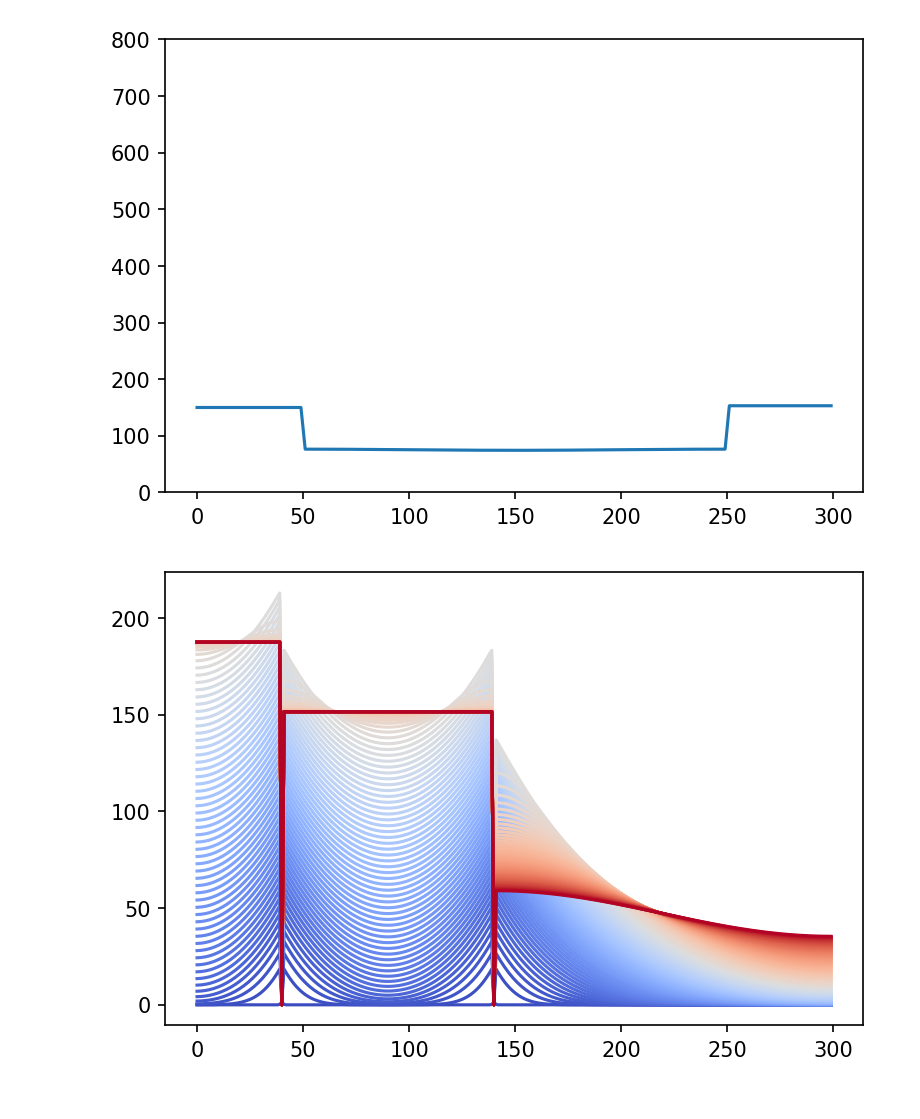
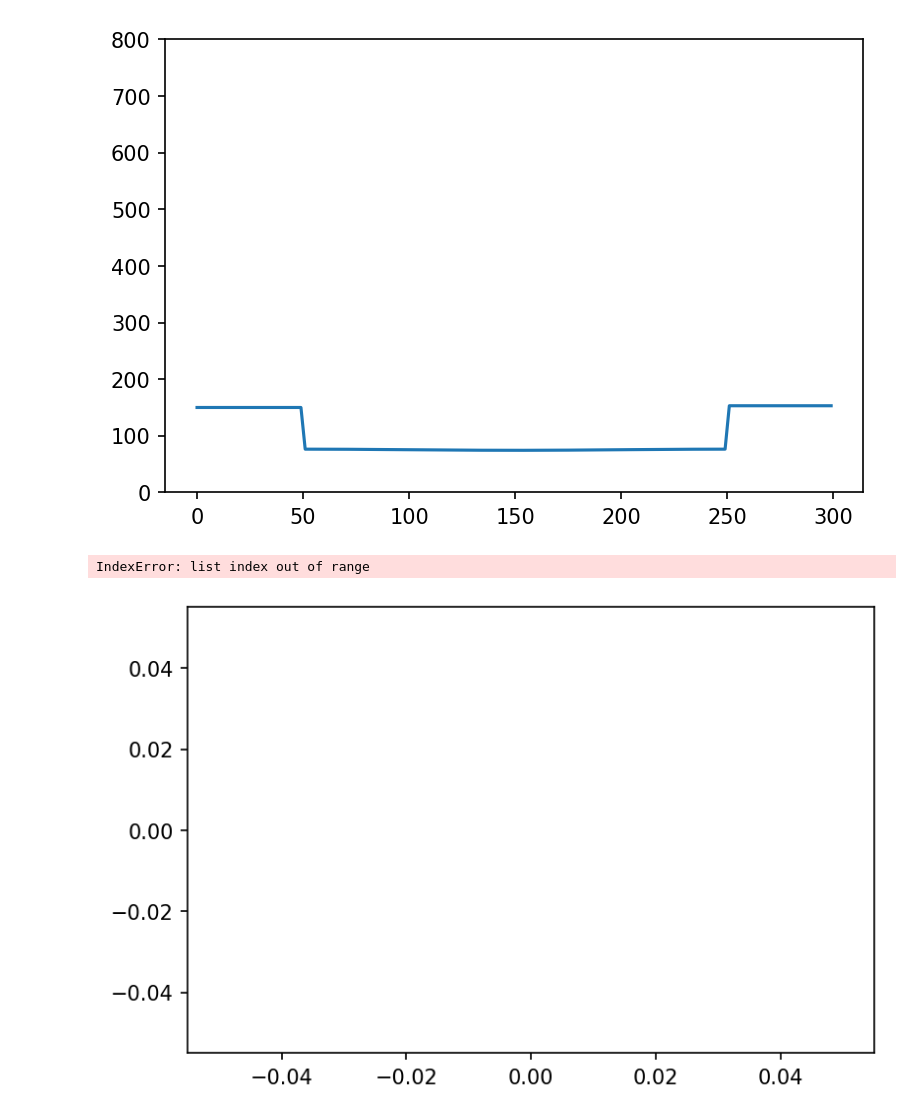
Before and after one commit to carltonlab/scsim, a Jupyter notebook: copos.ipynb, the cells around one changed output. Saved outputs shown, nothing was run; the diff lists cells and outputs as text; code cells hidden in the pictures.

```diff
--- a/copos.ipynb
+++ b/copos.ipynb
@@ -139,6 +139,7 @@ copos_plot_anim_gaps(300,[50,250])
 <function matplotlib.pyplot.plot(*args, scalex=True, scaley=True, data=None, **kwargs)>
 [figure]
 # %%
-p=copos_plot_all(300,[40,140])
+p=copos_plot_all_gaps(300,[40,140])
 # %% [output]
+IndexError: list index out of range
-[figure, old version]
+[figure, new version]
```
Also changed, not shown: 26 other files.
